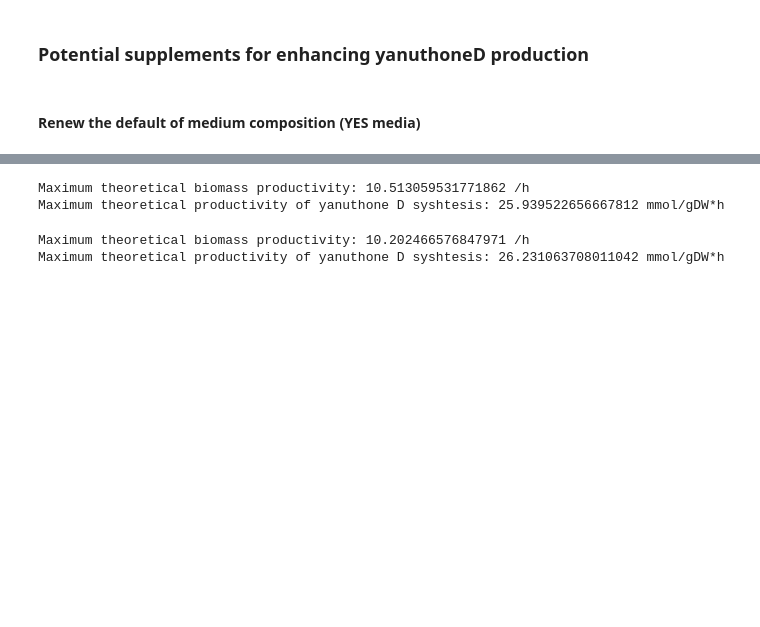
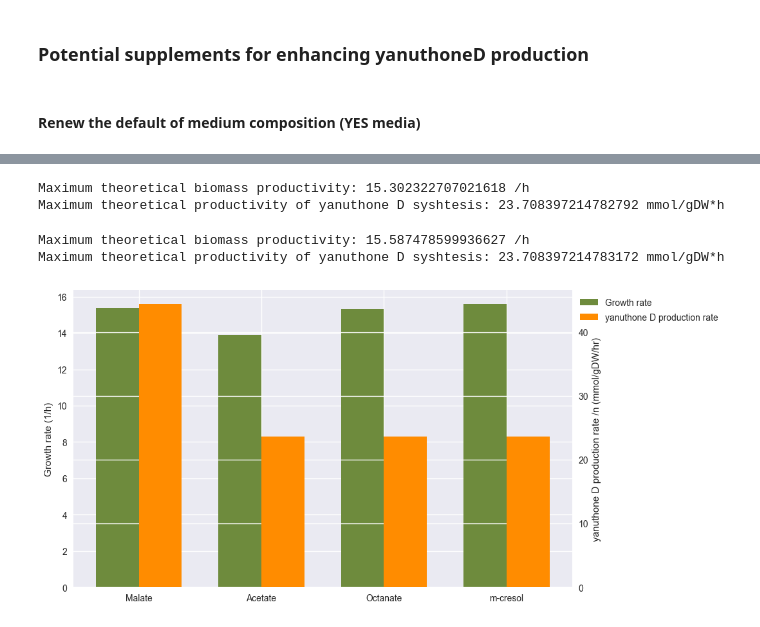
Before and after one commit to 27410/group-assingment-group13, a Jupyter notebook: Analysis/Medium_optimization/Medium_optimization.ipynb, the cells around one changed output, grey strips where cells are left out. Cells and saved outputs as stored; diff of their text form; code cells hidden in the pictures; blank space fills up the shorter version.

```diff
--- a/Analysis/Medium_optimization/Medium_optimization.ipynb
+++ b/Analysis/Medium_optimization/Medium_optimization.ipynb
@@ -288,7 +368,7 @@ model.medium = YESmedium
 #Malate as precursor for yanuthoneD production
 medium = model.medium
 with model:
-    medium['BOUNDARY_MALe'] = 100/4 #Devided by the C-atom
+    medium['BOUNDARY_MALe'] = 1000/4 #Devided by the C-atom
 
     model.medium = medium
     solution = model.optimize()
@@ -322,33 +402,78 @@ Maximum theoretical productivity of yanuthone D syshtesis: 25.406354472415465 mm
 #Octanate as precursor for yanuthoneD production
 medium = model.medium
 with model:
-    medium['BOUNDARY_C80e'] = 100/8 #Devided by the C-atom
+    medium['BOUNDARY_C80e'] = 1000/8 #Devided by the C-atom
 
     model.medium = medium
-    solution = model.optimize()
-    print('Maximum theoretical biomass productivity:', solution.fluxes['DRAIN_Biomass'], '/h')
+    solution3 = model.optimize()
+    print('Maximum theoretical biomass productivity:', solution3.fluxes['DRAIN_Biomass'], '/h')
 
     model.medium = medium
     model.objective = model.reactions.r1976
     yanD_production = model.optimize().objective_value
-    print('Maximum theoretical productivity of yanuthone D syshtesis:', yanD_production, 'mmol/gDW*h')
+    print('Maximum theoretical productivity of yanuthone D syshtesis:', yanD_production3, 'mmol/gDW*h')
 # %% [output]
-Maximum theoretical biomass productivity: 10.513059531771862 /h
-Maximum theoretical productivity of yanuthone D syshtesis: 25.939522656667812 mmol/gDW*h
+Maximum theoretical biomass productivity: 15.302322707021618 /h
+Maximum theoretical productivity of yanuthone D syshtesis: 23.708397214782792 mmol/gDW*h
 # %%
 #m-cresol as precursor for yanuthoneD production
 medium = model.medium
 with model:
-    medium['BOUNDARY_MCREe'] = 100/7 #Devided by the C-atom
+    medium['BOUNDARY_MCREe'] = 1000/7 #Devided by the C-atom
 
     model.medium = medium
-    solution = model.optimize()
-    print('Maximum theoretical biomass productivity:', solution.fluxes['DRAIN_Biomass'], '/h')
+    solution4 = model.optimize()
+    print('Maximum theoretical biomass productivity:', solution4.fluxes['DRAIN_Biomass'], '/h')
 
     model.medium = medium
     model.objective = model.reactions.r1976
     yanD_production = model.optimize().objective_value
-    print('Maximum theoretical productivity of yanuthone D syshtesis:', yanD_production, 'mmol/gDW*h')
+    print('Maximum theoretical productivity of yanuthone D syshtesis:', yanD_production4, 'mmol/gDW*h')
 # %% [output]
-Maximum theoretical biomass productivity: 10.202466576847971 /h
-Maximum theoretical productivity of yanuthone D syshtesis: 26.231063708011042 mmol/gDW*h
+Maximum theoretical biomass productivity: 15.587478599936627 /h
+Maximum theoretical productivity of yanuthone D syshtesis: 23.708397214783172 mmol/gDW*h
+# %%
+# Data for two categories
+biomass_values = [solution.fluxes['DRAIN_Biomass'],
+                   solution2.fluxes['DRAIN_Biomass'],
+                   solution3.fluxes['DRAIN_Biomass'],
+                   solution4.fluxes['DRAIN_Biomass']]
+
+yanD_values = [yanD_production,
+               yanD_production2,
+               yanD_production3,
+               yanD_production4]
+
+# Seting number of plots
+x_values = np.arange(len(biomass_values))
+
+# Width of the bars
+bar_width = 0.35
+
+
+# Set the figure size
+fig, ax1 = plt.subplots(figsize=(10, 6))
+
+# Plotting the data
+# Plotting the data on the first y-axis
+ax1.bar(x_values - bar_width/2, biomass_values, bar_width, label='Growth rate', color='#6E8B3D')
+ax1.set_ylabel('Growth rate (1/h)')
+
+
+plt.legend(loc='upper left', bbox_to_anchor=(1, 1))
+# Create a second y-axis and plot the second set of data on it
+ax2 = ax1.twinx()
+ax2.bar(x_values + bar_width/2, yanD_values, bar_width, label='yanuthone D production rate', color='#FF8C00')
+ax2.set_ylabel('yanuthone D production rate /n (mmol/gDW/hr)')
+
+x_labels = ["Malate", "Acetate", "Octanate", "m-cresol"]
+
+# Display the legend
+plt.legend(loc='upper left', bbox_to_anchor=(1, 0.95))
+
+plt.xticks(np.arange(4), labels = x_labels)
+
+# Show the plot
+plt.show()
+# %% [output]
+[figure, added]
```
Also changed, not shown: parts of 15 cells of this notebook, 2 other files.
